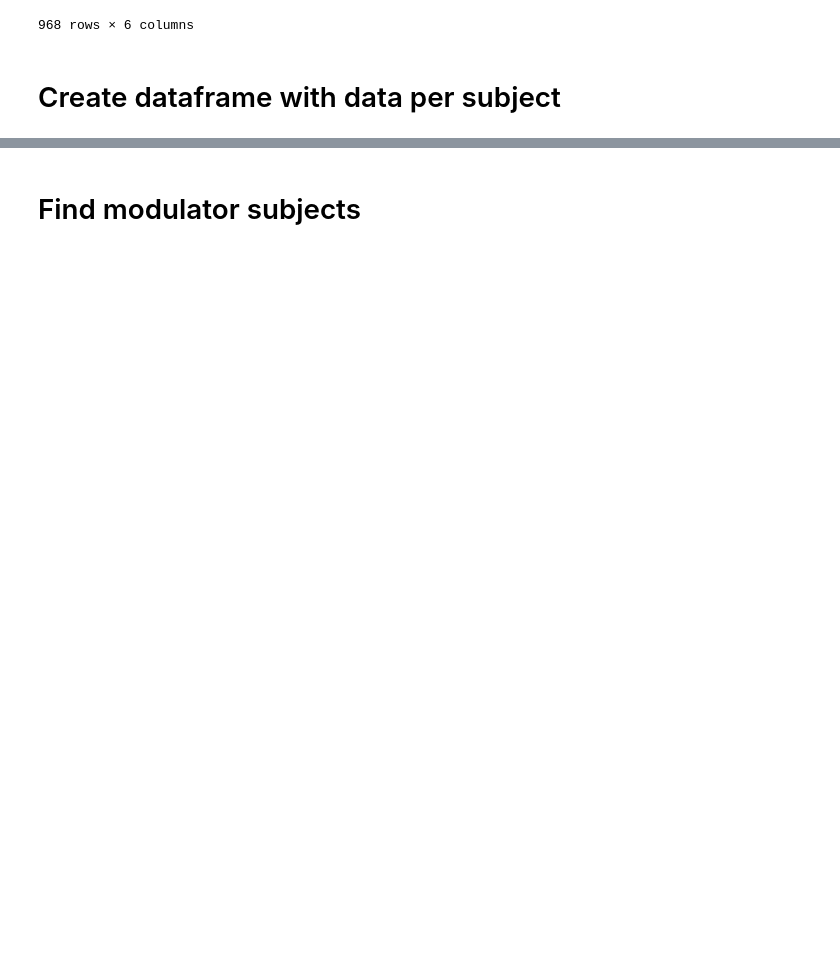
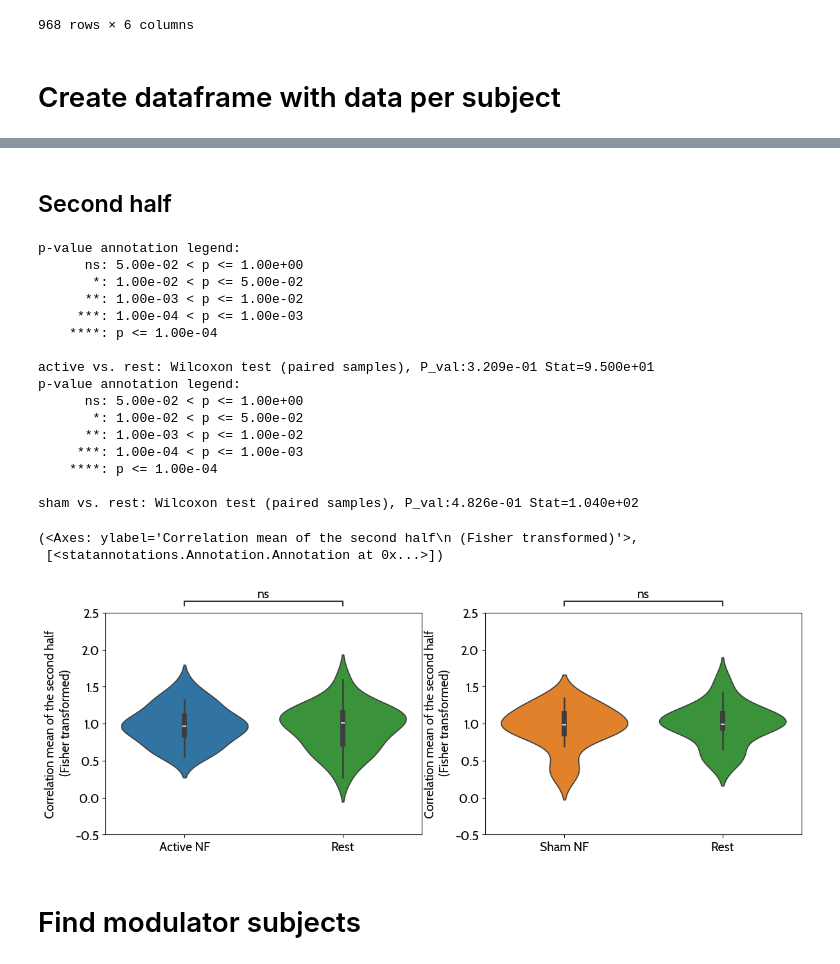
Before and after one commit to CIBIT-UC/musicnf-novelinterface, a Jupyter notebook: scripts/tbv/RealTimeTBVOutputs.ipynb, the cells around one changed output, grey strips where cells are left out. Cells and saved outputs as stored; diff of their text form; code cells hidden in the pictures; blank space fills up the shorter version.

```diff
--- a/scripts/tbv/RealTimeTBVOutputs.ipynb
+++ b/scripts/tbv/RealTimeTBVOutputs.ipynb
@@ -259,3 +324,81 @@ np.float64(1.9992430507554073)
+# %% [markdown]
+## Second half
+# %%
+# Create a subplot (1,2) for the two feedback types. In each, violin plot the correlation mean and annotate the statistical comparison across subjects between active/sham and rest_active/rest_sham
+# The dataframe to use is df_persubject
+
+# Import seaborn and matplotlib
+import seaborn as sns
+import matplotlib.pyplot as plt
+from statannotations.Annotator import Annotator
+
+# colors use the lines colormap - blue for active, orange for sham, green for rest
+colors = sns.color_palette('tab10', 3)
+
+fig, axs = plt.subplots(1, 2, figsize=(14, 4.5))
+
+# First subplot - active and rest_active data only
+# get active and rest_active data
+df_active = df_persubject.loc[(slice(None), 'active'), :].copy()
+df_rest_active = df_persubject.loc[(slice(None), 'rest_active'), :].copy()
+df_active.loc[:, 'feedback'] = 'active'
+df_rest_active.loc[:, 'feedback'] = 'rest'
+df_active = pd.concat([df_active, df_rest_active])
+
+# plot
+SP1 = sns.violinplot(x='feedback', y='correlation_mean_second_half', data=df_active, ax=axs[0], palette=[colors[0], colors[2]], hue='feedback')
+axs[0].set_ylim(-0.5, 2.5)
+axs[0].set_ylabel('Correlation mean of the second half\n (Fisher transformed)')
+axs[0].set_xticks(np.arange(2))
+axs[0].set_xticklabels(['Active NF', 'Rest'])
+axs[0].set_xlabel('')
+
+# add statistical annotation
+annotator = Annotator(SP1, [("active", "rest")], data=df_active, x='feedback', y='correlation_mean_second_half', order=['active','rest'])
+annotator.configure(test='Wilcoxon', text_format='star', loc='outside')
+annotator.apply_and_annotate()
+
+
+# Second subplot - sham and rest_sham data only
+# get sham and rest_sham data
+df_sham = df_persubject.loc[(slice(None), 'sham'), :].copy()
+df_rest_sham = df_persubject.loc[(slice(None), 'rest_sham'), :].copy()
+df_sham.loc[:, 'feedback'] = 'sham'
+df_rest_sham.loc[:, 'feedback'] = 'rest'
+df_sham = pd.concat([df_sham, df_rest_sham])
+
+# plot
+SP2 = sns.violinplot(x='feedback', y='correlation_mean_second_half', data=df_sham, ax=axs[1], palette=[colors[1], colors[2]], hue='feedback')
+axs[1].set_ylim(-0.5, 2.5)
+axs[1].set_ylabel('Correlation mean of the second half\n (Fisher transformed)')
+axs[1].set_xticks(np.arange(2))
+axs[1].set_xticklabels(['Sham NF', 'Rest'])
+axs[1].set_xlabel('')
+
+# add statistical annotation
+annotator = Annotator(SP2, [("sham", "rest")], data=df_sham, x='feedback', y='correlation_mean_second_half', order=['sham','rest'])
+annotator.configure(test='Wilcoxon', text_format='star', loc='outside')
+annotator.apply_and_annotate()
+# %% [output]
+p-value annotation legend:
+      ns: 5.00e-02 < p <= 1.00e+00
+       *: 1.00e-02 < p <= 5.00e-02
+      **: 1.00e-03 < p <= 1.00e-02
+     ***: 1.00e-04 < p <= 1.00e-03
+    ****: p <= 1.00e-04
+
+active vs. rest: Wilcoxon test (paired samples), P_val:3.209e-01 Stat=9.500e+01
+p-value annotation legend:
+      ns: 5.00e-02 < p <= 1.00e+00
+       *: 1.00e-02 < p <= 5.00e-02
+      **: 1.00e-03 < p <= 1.00e-02
+     ***: 1.00e-04 < p <= 1.00e-03
+    ****: p <= 1.00e-04
+
+sham vs. rest: Wilcoxon test (paired samples), P_val:4.826e-01 Stat=1.040e+02
+(<Axes: ylabel='Correlation mean of the second half\n (Fisher transformed)'>,
+ [<statannotations.Annotation.Annotation at 0x...>])
+[figure, added]
 # %% [markdown]
 # Find modulator subjects
 # %%
```
Also changed, not shown: parts of 17 cells of this notebook.
